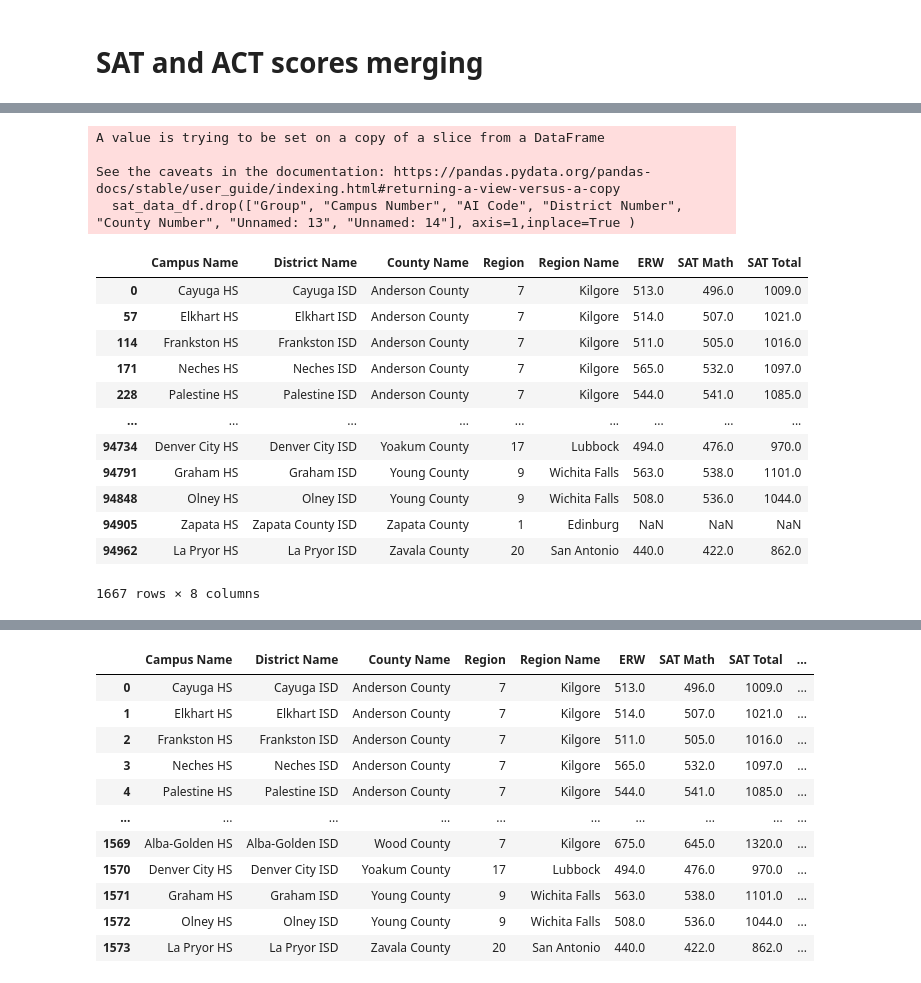
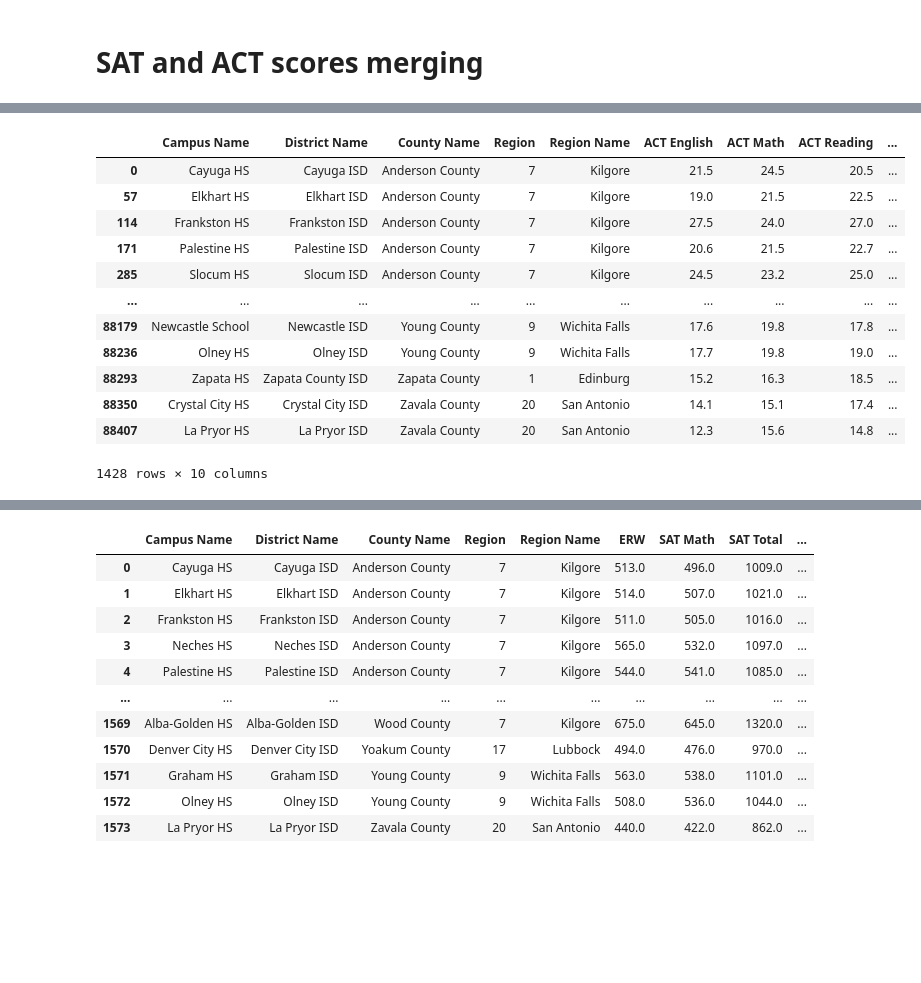
Before and after one commit to Amarilli/TexasISDs, a Jupyter notebook: project_notebook/mariahnotebook.ipynb, the cells around one changed output, grey strips where cells are left out. Drawn from its saved outputs; the diff is of its cells as text; code cells hidden in the pictures; blank space fills up the shorter version.

Commit message:
clean notebook

```diff
--- a/project_notebook/mariahnotebook.ipynb
+++ b/project_notebook/mariahnotebook.ipynb
@@ -133,21 +29,23 @@ sat_data_df
 # %%
+#sat df clean up
+sat_data_df = sat_data_df[sat_data_df["Group"] == "All Students"]
 sat_data_df.drop(["Group", "Campus Number", "AI Code", "District Number", "County Number", "Unnamed: 13", "Unnamed: 14"], axis=1,inplace=True )
-sat_data_df
+sat_data_df= sat_data_df.dropna()
+#ACT df clean up
+act_data_df= act_data_df[act_data_df["Group"] == "All Students"]
+act_data_df.drop(["Group", "Campus Number", "AI Code", "District Number", "County", "Unnamed: 15"], axis=1,inplace=True )
+act_data_df.dropna()
 # %% [output]
+|  | Campus Name | District Name | County Name | Region | Region Name | ACT English | ACT Math | ACT Reading | ... |
+| 0 | Cayuga HS | Cayuga ISD | Anderson County | 7 | Kilgore | 21.5 | 24.5 | 20.5 | ... |
+| 57 | Elkhart HS | Elkhart ISD | Anderson County | 7 | Kilgore | 19.0 | 21.5 | 22.5 | ... |
+| 114 | Frankston HS | Frankston ISD | Anderson County | 7 | Kilgore | 27.5 | 24.0 | 27.0 | ... |
+| 171 | Palestine HS | Palestine ISD | Anderson County | 7 | Kilgore | 20.6 | 21.5 | 22.7 | ... |
+| 285 | Slocum HS | Slocum ISD | Anderson County | 7 | Kilgore | 24.5 | 23.2 | 25.0 | ... |
+| ... | ... | ... | ... | ... | ... | ... | ... | ... | ... |
+| 88179 | Newcastle School | Newcastle ISD | Young County | 9 | Wichita Falls | 17.6 | 19.8 | 17.8 | ... |
+| 88236 | Olney HS | Olney ISD | Young County | 9 | Wichita Falls | 17.7 | 19.8 | 19.0 | ... |
+| 88293 | Zapata HS | Zapata County ISD | Zapata County | 1 | Edinburg | 15.2 | 16.3 | 18.5 | ... |
+| 88350 | Crystal City HS | Crystal City ISD | Zavala County | 20 | San Antonio | 14.1 | 15.1 | 17.4 | ... |
+| 88407 | La Pryor HS | La Pryor ISD | Zavala County | 20 | San Antonio | 12.3 | 15.6 | 14.8 | ... |
-A value is trying to be set on a copy of a slice from a DataFrame
-
-See the caveats in the documentation: https://pandas.pydata.org/pandas-docs/stable/user_guide/indexing.html#returning-a-view-versus-a-copy
-  sat_data_df.drop(["Group", "Campus Number", "AI Code", "District Number", "County Number", "Unnamed: 13", "Unnamed: 14"], axis=1,inplace=True )
+1428 rows × 10 columns
-|  | Campus Name | District Name | County Name | Region | Region Name | ERW | SAT Math | SAT Total |
-| 0 | Cayuga HS | Cayuga ISD | Anderson County | 7 | Kilgore | 513.0 | 496.0 | 1009.0 |
-| 57 | Elkhart HS | Elkhart ISD | Anderson County | 7 | Kilgore | 514.0 | 507.0 | 1021.0 |
-| 114 | Frankston HS | Frankston ISD | Anderson County | 7 | Kilgore | 511.0 | 505.0 | 1016.0 |
-| 171 | Neches HS | Neches ISD | Anderson County | 7 | Kilgore | 565.0 | 532.0 | 1097.0 |
-| 228 | Palestine HS | Palestine ISD | Anderson County | 7 | Kilgore | 544.0 | 541.0 | 1085.0 |
-| ... | ... | ... | ... | ... | ... | ... | ... | ... |
-| 94734 | Denver City HS | Denver City ISD | Yoakum County | 17 | Lubbock | 494.0 | 476.0 | 970.0 |
-| 94791 | Graham HS | Graham ISD | Young County | 9 | Wichita Falls | 563.0 | 538.0 | 1101.0 |
-| 94848 | Olney HS | Olney ISD | Young County | 9 | Wichita Falls | 508.0 | 536.0 | 1044.0 |
-| 94905 | Zapata HS | Zapata County ISD | Zapata County | 1 | Edinburg | NaN | NaN | NaN |
-| 94962 | La Pryor HS | La Pryor ISD | Zavala County | 20 | San Antonio | 440.0 | 422.0 | 862.0 |
-1667 rows × 8 columns
```
Also changed, not shown: parts of 49 cells of this notebook, 1 other file.
